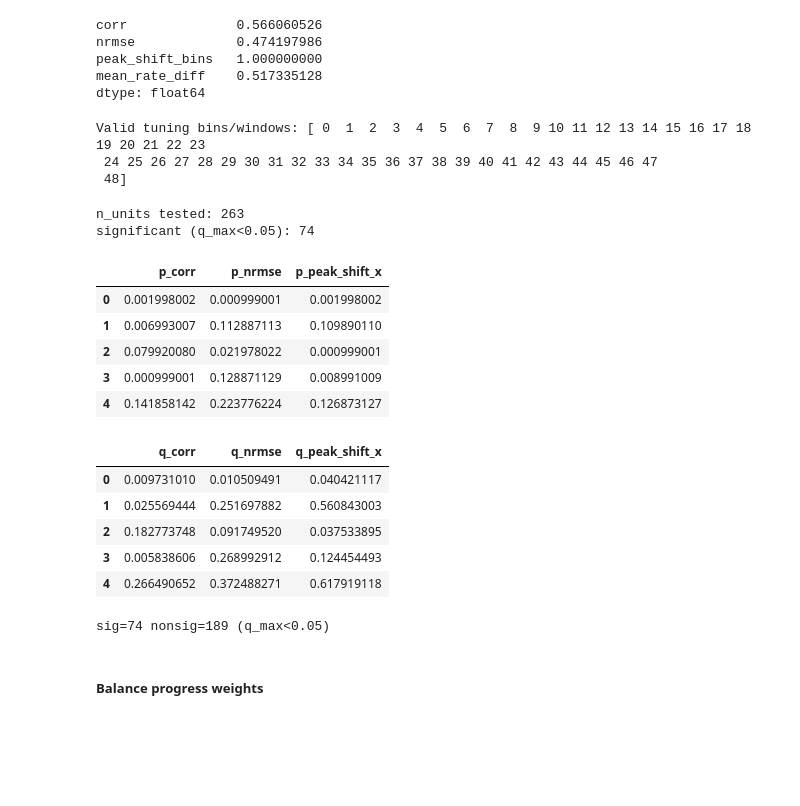
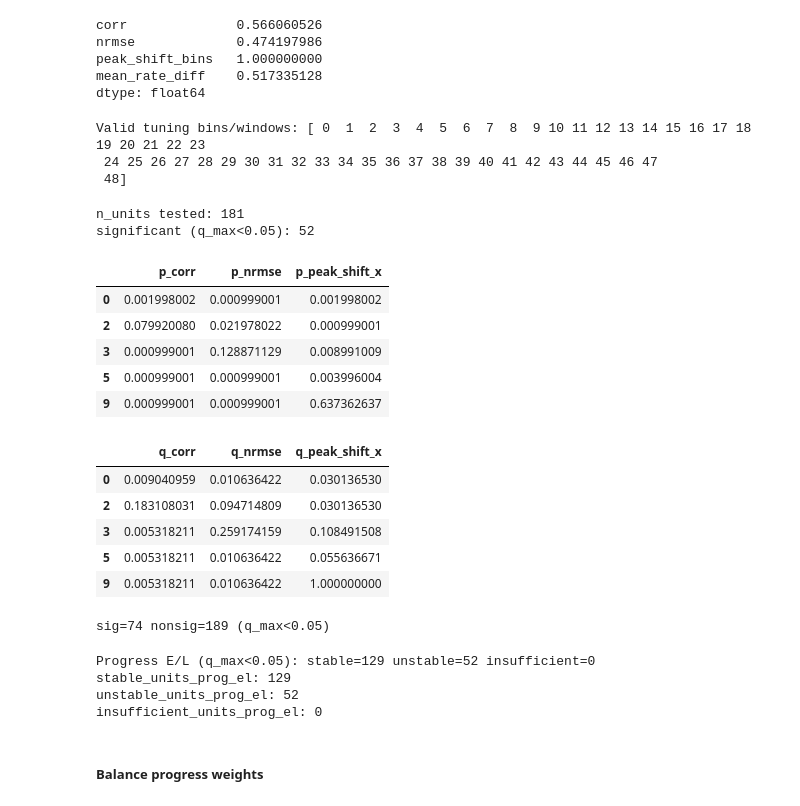
Before and after one commit to anirudh073/pfc-movement-analysis, a Jupyter notebook: notebooks/unit_tuning.ipynb, the cells around one changed output. Cells and saved outputs as stored; diff of their text form; code cells hidden in the pictures; blank space fills up the shorter version.

Commit message:
patch confound analysis

```diff
--- a/notebooks/unit_tuning.ipynb
+++ b/notebooks/unit_tuning.ipynb
@@ -1885 +1885,4 @@ Across-epoch changed: 24
 Across-epoch insufficient: 0
+# %%
+across_stable_unit_ids = sorted([u for u, s in across_epoch_status.items() if s == "stable"])
+across_stable_unit_ids
@@ -2626,7 +2647,7 @@ peak_shift_bins   1.000000000
 mean_rate_diff    0.517335128
 dtype: float64
 # %%
-# Cell 1 — Progress early vs late WITH speed-bin occupancy stratification (your existing code path)
+# Cell 1 — Progress early vs late WITH speed-bin occupancy stratification
 # Uses compare_speed_tuning_across_progress_segments(... stratify_equalize_speedbin_occupancy=True)
 # Then runs the paired permutation test on the *stratified masks*.
 
@@ -2691,6 +2712,8 @@ except TypeError:
 
 # Optional unit restriction
 units_to_use = across_stable_unit_ids if "across_stable_unit_ids" in globals() else None
+if units_to_use == "None":
+    print("Warning: No unit ids specified!")
 
 # Call paired permutation test; if your function supports max_stat_standardization, use it.
 kwargs = dict(
@@ -2706,42 +2729,42 @@ kwargs = dict(
     binning="sliding",
     window_width=20,
     window_step=2,
     tuner_min=0,
     tuner_max=120,
     n_perm=1000,
     random_state=0,
     metric_specs=metric_specs,
     units=units_to_use,
 )
 
 sig = inspect.signature(paired_permutation_test_tuning_difference_masks)
 if "max_stat_standardization" in sig.parameters:
     kwargs["max_stat_standardization"] = "zscore"  # equal numerical scale across metrics for p_max/q_max
 
 res_prog_el = paired_permutation_test_tuning_difference_masks(**kwargs)
 
 print("n_units tested:", int(res_prog_el["p_max"].notna().sum()))
 print("significant (q_max<0.05):", int((res_prog_el["q_max"] < 0.05).sum()))
 display(res_prog_el["p_values"].head())
 display(res_prog_el["q_values"].head())
 # %% [output]
 Valid tuning bins/windows: [ 0  1  2  3  4  5  6  7  8  9 10 11 12 13 14 15 16 17 18 19 20 21 22 23
  24 25 26 27 28 29 30 31 32 33 34 35 36 37 38 39 40 41 42 43 44 45 46 47
  48]
-n_units tested: 263
-significant (q_max<0.05): 74
+n_units tested: 181
+significant (q_max<0.05): 52
 |  | p_corr | p_nrmse | p_peak_shift_x |
 | 0 | 0.001998002 | 0.000999001 | 0.001998002 |
-| 1 | 0.006993007 | 0.112887113 | 0.109890110 |
 | 2 | 0.079920080 | 0.021978022 | 0.000999001 |
 | 3 | 0.000999001 | 0.128871129 | 0.008991009 |
-| 4 | 0.141858142 | 0.223776224 | 0.126873127 |
+| 5 | 0.000999001 | 0.000999001 | 0.003996004 |
+| 9 | 0.000999001 | 0.000999001 | 0.637362637 |
 |  | q_corr | q_nrmse | q_peak_shift_x |
-| 0 | 0.009731010 | 0.010509491 | 0.040421117 |
-| 1 | 0.025569444 | 0.251697882 | 0.560843003 |
-| 2 | 0.182773748 | 0.091749520 | 0.037533895 |
-| 3 | 0.005838606 | 0.268992912 | 0.124454493 |
-| 4 | 0.266490652 | 0.372488271 | 0.617919118 |
+| 0 | 0.009040959 | 0.010636422 | 0.030136530 |
+| 2 | 0.183108031 | 0.094714809 | 0.030136530 |
+| 3 | 0.005318211 | 0.259174159 | 0.108491508 |
+| 5 | 0.005318211 | 0.010636422 | 0.055636671 |
+| 9 | 0.005318211 | 0.010636422 | 1.000000000 |
 # %%
 # Cell 2 — Plot tuning grids for significant vs insignificant units (EARLY and LATE)
 # FIXED: recompute progress using integer row positions. Sets s=3 and linewidth=2.
@@ -2894,6 +2917,58 @@ plot_tuning_grid_bootstrap(
 )
 # %% [output]
 sig=74 nonsig=189 (q_max<0.05)
+# %%
+# HISTOGRAM — progress analysis (res_prog_el): stable vs unstable vs insufficient
+# Unstable := significant change across early vs late (q_max < q_thresh)
+# Stable   := not significant among tested units
+# Insufficient := not tested / q_max is NaN
+
+if "res_prog_el" not in globals():
+    raise ValueError("Run the progress paired permutation test cell first (it creates `res_prog_el`).")
+
+res = res_prog_el
+q_thresh = 0.05
+
+q = res["q_max"]  # indexed by unit id
+tested_mask = q.notna()
+
+unstable_units_prog_el = q[(tested_mask) & (q < q_thresh)].index.to_list()
+stable_units_prog_el   = q[(tested_mask) & (q >= q_thresh)].index.to_list()
+insufficient_units_prog_el = q[~tested_mask].index.to_list()
+
+prog_el_status = {u: "insufficient" for u in insufficient_units_prog_el}
+prog_el_status.update({u: "stable" for u in stable_units_prog_el})
+prog_el_status.update({u: "unstable" for u in unstable_units_prog_el})
+
+labels = list(prog_el_status.values())
+cats = ["stable", "unstable", "insufficient"]
+counts = {c: labels.count(c) for c in cats}
+
+print(f"Progress E/L (q_max<{q_thresh}): stable={counts['stable']} unstable={counts['unstable']} insufficient={counts['insufficient']}")
+print("stable_units_prog_el:", len(stable_units_prog_el))
+print("unstable_units_prog_el:", len(unstable_units_prog_el))
+print("insufficient_units_prog_el:", len(insufficient_units_prog_el))
+
+fig, ax = plt.subplots(1, 1, figsize=(8.2 * 2.5, 3.2 * 2.5))
+
+ax.bar(
+    cats,
+    [counts[c] for c in cats],
+    color=[colors[0], colors[1], colors[2]],
+    alpha=0.9,
+)
+ax.set_ylabel("Number of units")
+
+for i, c in enumerate(cats):
+    ax.text(i, counts[c] + 0.5, str(counts[c]), ha="center", va="bottom")
+
+plt.tight_layout()
+plt.show()
+# %% [output]
+Progress E/L (q_max<0.05): stable=129 unstable=52 insufficient=0
+stable_units_prog_el: 129
+unstable_units_prog_el: 52
+insufficient_units_prog_el: 0
 # %% [markdown]
 ##### Balance progress weights
 # %%
```
Also changed, not shown: parts of 7 cells of this notebook.
